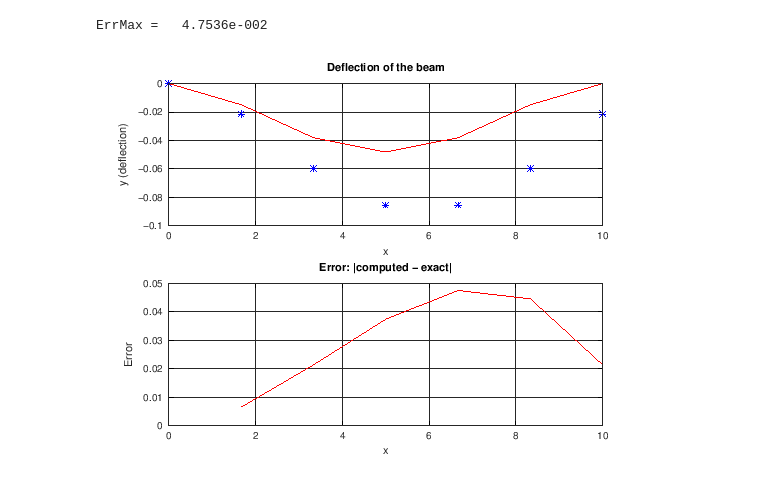
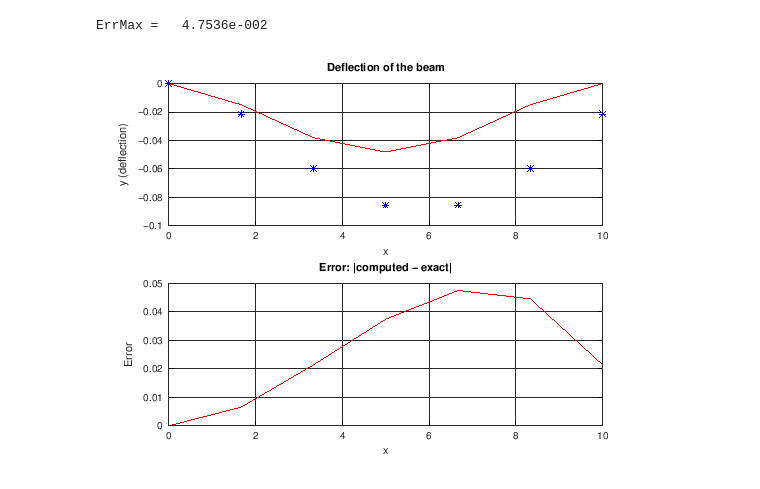
Before and after one commit to branberry/URGOResearch, a Jupyter notebook: updatednotebooks/BothEndsFixed/BothEndsFixedGraphs.ipynb, the cells around one changed output. Drawn from its saved outputs; the diff is of its cells as text; code cells hidden in the pictures.

```diff
--- a/updatednotebooks/BothEndsFixed/BothEndsFixedGraphs.ipynb
+++ b/updatednotebooks/BothEndsFixed/BothEndsFixedGraphs.ipynb
@@ -306,13 +306,13 @@ ErrMax =   4.7536e-002
 # %%
 subplot(2,1,1);
 plot([0; x], [0 ; y], "b*", [0;x], [0;y_exact], "r")
 title('Deflection of the beam');
 xlabel('x'); ylabel('y (deflection)');
 grid on;
 subplot(2,1,2);
-plot(x, abs(y - y_exact), "r")
+plot([0;x], [0;abs(y - y_exact)], "r")
 title('Error: |computed - exact|');
 xlabel('x'); ylabel('Error');
 grid on;
 # %% [output]
-[figure, old version]
+[figure, new version]
```
